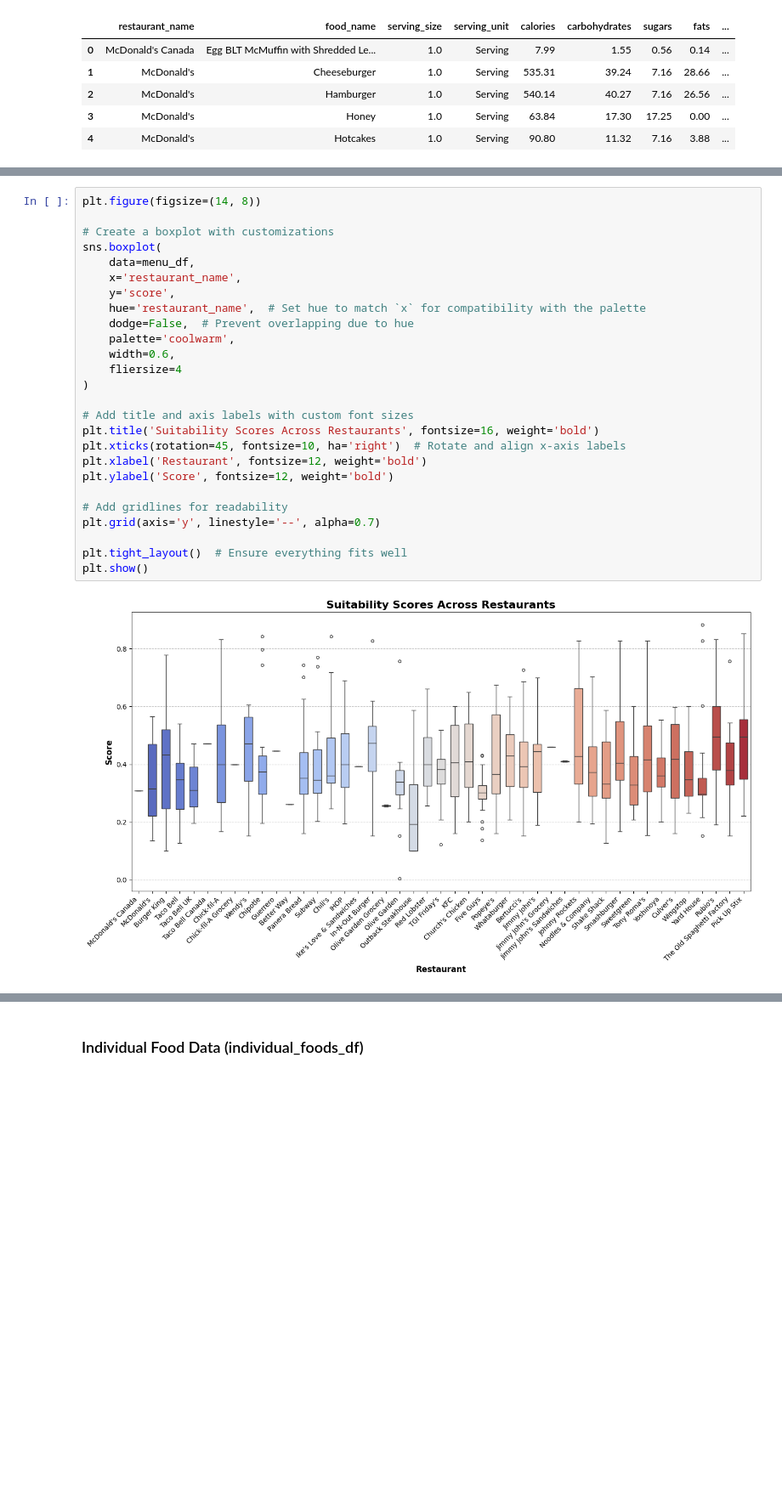
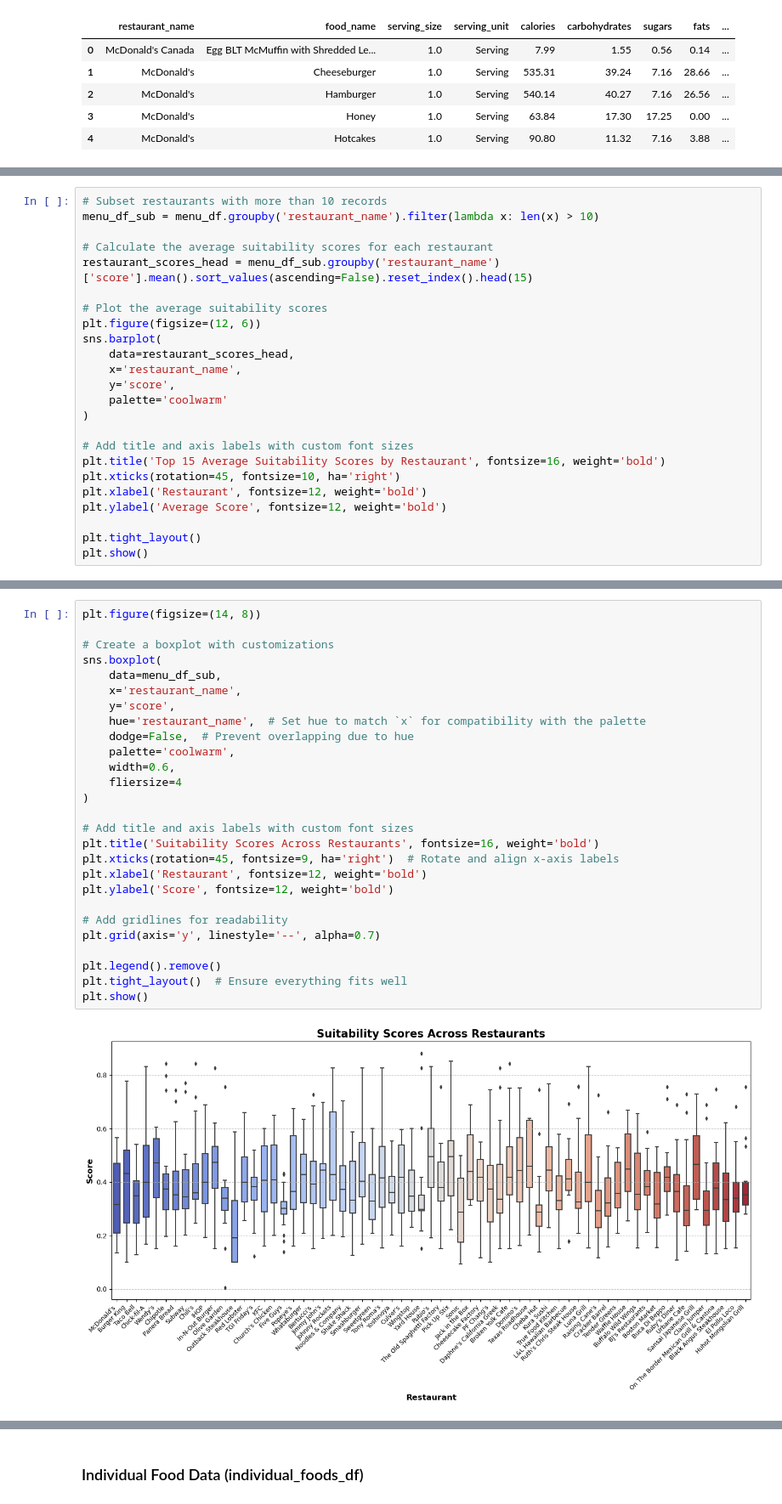
Before and after one commit to lvandine44/MADS-Capstone, a Jupyter notebook: 3-EDA and Preprocessing.ipynb, the cells around one changed output, grey strips where cells are left out. Shown at 85% size. Saved outputs shown, nothing was run; the diff lists cells and outputs as text; blank space fills up the shorter version.

Commit message:
more restaurants and score eda

```diff
--- a/3-EDA and Preprocessing.ipynb
+++ b/3-EDA and Preprocessing.ipynb
@@ -358,0 +362,24 @@ plt.show()
+# %%
+# Subset restaurants with more than 10 records
+menu_df_sub = menu_df.groupby('restaurant_name').filter(lambda x: len(x) > 10)
+
+# Calculate the average suitability scores for each restaurant
+restaurant_scores_head = menu_df_sub.groupby('restaurant_name')['score'].mean().sort_values(ascending=False).reset_index().head(15)
+
+# Plot the average suitability scores
+plt.figure(figsize=(12, 6))
+sns.barplot(
+    data=restaurant_scores_head,
+    x='restaurant_name',
+    y='score',
+    palette='coolwarm'
+)
+
+# Add title and axis labels with custom font sizes
+plt.title('Top 15 Average Suitability Scores by Restaurant', fontsize=16, weight='bold')
+plt.xticks(rotation=45, fontsize=10, ha='right')
+plt.xlabel('Restaurant', fontsize=12, weight='bold')
+plt.ylabel('Average Score', fontsize=12, weight='bold')
+
+plt.tight_layout()
+plt.show()
@@ -359,31 +411,32 @@ plt.show()
 # %%
 plt.figure(figsize=(14, 8))
 
 # Create a boxplot with customizations
 sns.boxplot(
-    data=menu_df,
+    data=menu_df_sub,
     x='restaurant_name',
     y='score',
     hue='restaurant_name',  # Set hue to match `x` for compatibility with the palette
     dodge=False,  # Prevent overlapping due to hue
     palette='coolwarm',
     width=0.6,
     fliersize=4
 )
 
 # Add title and axis labels with custom font sizes
 plt.title('Suitability Scores Across Restaurants', fontsize=16, weight='bold')
-plt.xticks(rotation=45, fontsize=10, ha='right')  # Rotate and align x-axis labels
+plt.xticks(rotation=45, fontsize=9, ha='right')  # Rotate and align x-axis labels
 plt.xlabel('Restaurant', fontsize=12, weight='bold')
 plt.ylabel('Score', fontsize=12, weight='bold')
 
 # Add gridlines for readability
 plt.grid(axis='y', linestyle='--', alpha=0.7)
 
+plt.legend().remove()
 plt.tight_layout()  # Ensure everything fits well
 plt.show()
 # %% [output]
-[figure, old version]
+[figure, new version]
 # %%
 corr_matrix = menu_df[['score', 'calories', 'carbohydrates', 'fats', 'proteins', 'fiber', 'sugars']].corr()
 plt.figure(figsize=(10, 6))
```
Also changed, not shown: parts of 19 cells of this notebook, 2 other files.
